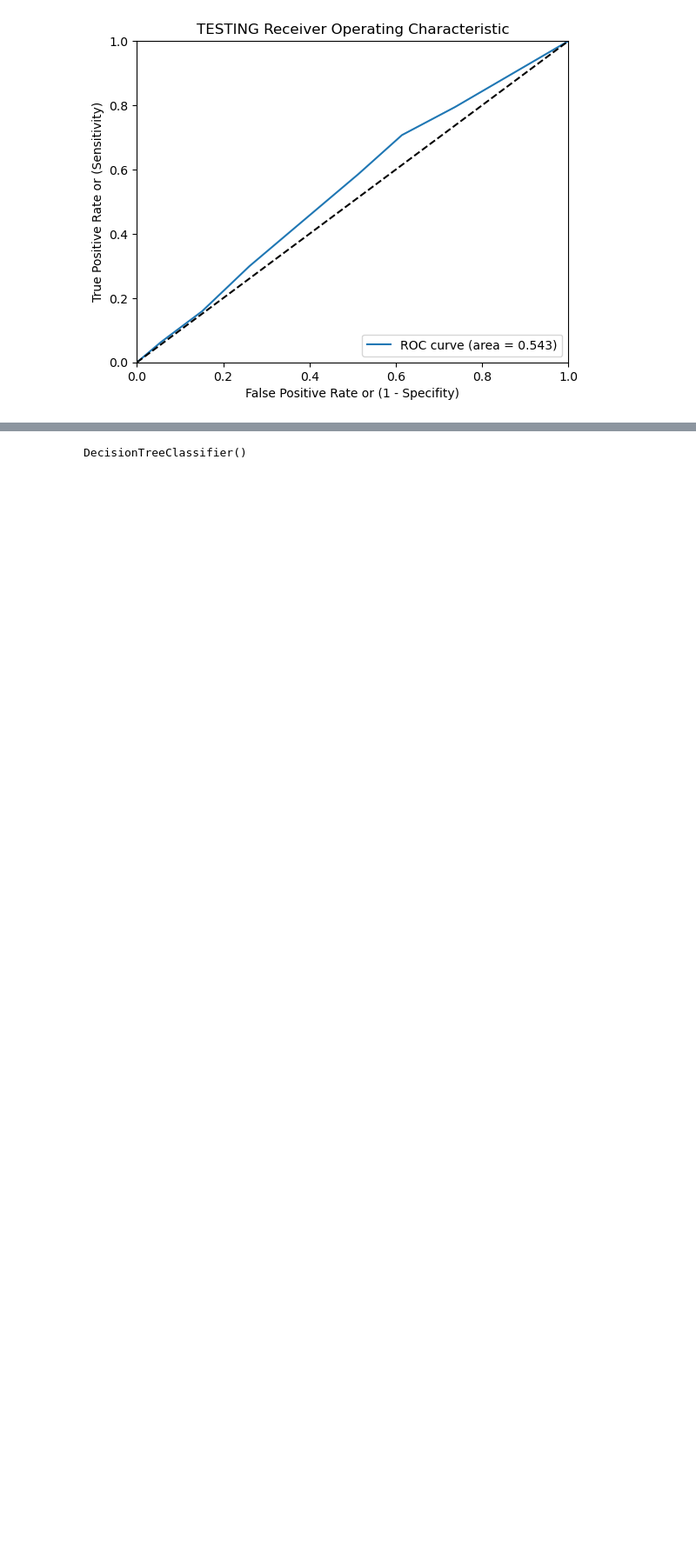
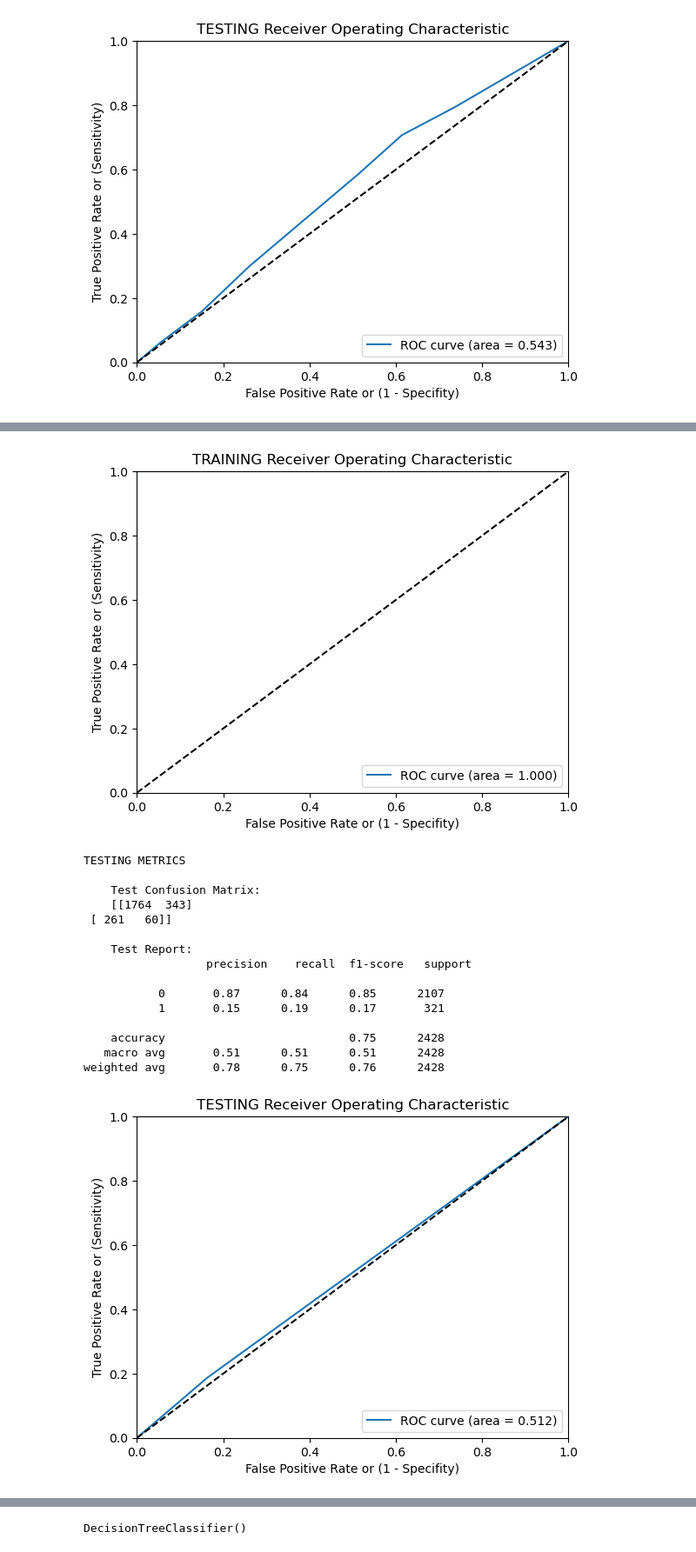
Before and after one commit to sphilli/P4.Group1-, a Jupyter notebook: ML Experimentation v2.ipynb, the cells around one changed output, grey strips where cells are left out. Shown at 87% size. Saved outputs shown, nothing was run; the diff lists cells and outputs as text; code cells hidden in the pictures; blank space fills up the shorter version.

```diff
--- a/ML Experimentation v2.ipynb
+++ b/ML Experimentation v2.ipynb
@@ -562,3 +565,12 @@ TESTING METRICS
    macro avg       0.51      0.53      0.47      2428
 weighted avg       0.78      0.58      0.65      2428
 [figure]
+# %%
+# Initialize the decision tree classifier
+clf = DecisionTreeClassifier()
+
+# Train the classifier on the training data
+clf.fit(X_train, y_train)
+
+doClassification(clf, X_train, X_test, y_train, y_test)
+# %% [output]
@@ -565,3 +592,20 @@ weighted avg       0.78      0.58      0.65      2428
+[figure, added]
+TESTING METRICS
+
+    Test Confusion Matrix:
+    [[1764  343]
+ [ 261   60]]
+
+    Test Report:
+                  precision    recall  f1-score   support
+
+           0       0.87      0.84      0.85      2107
+           1       0.15      0.19      0.17       321
+
+    accuracy                           0.75      2428
+   macro avg       0.51      0.51      0.51      2428
+weighted avg       0.78      0.75      0.76      2428
+[figure, added]
 # %%
 # Initialize the decision tree classifier
 clf = DecisionTreeClassifier()
```
Also changed, not shown: parts of 11 cells of this notebook, 11 other files.
